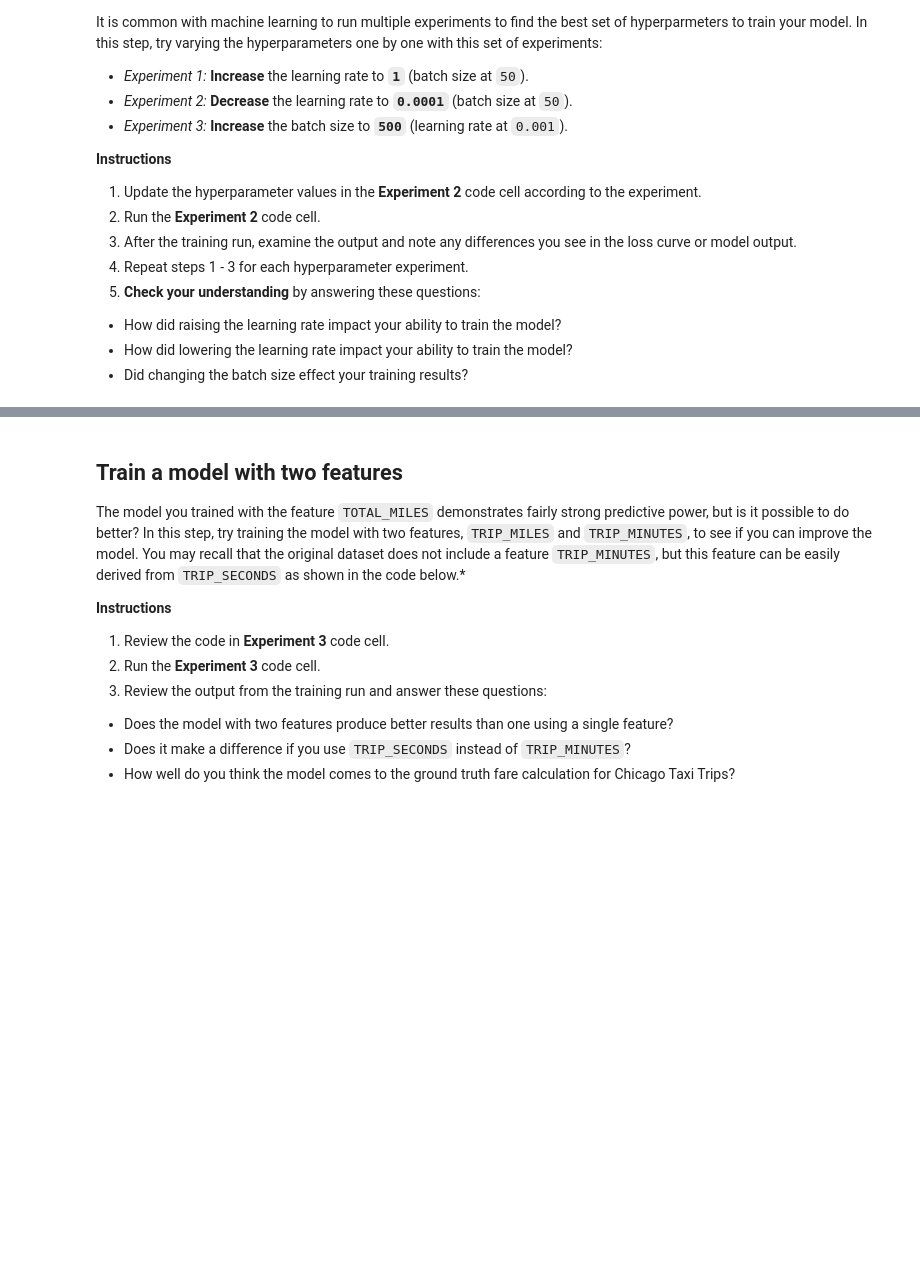
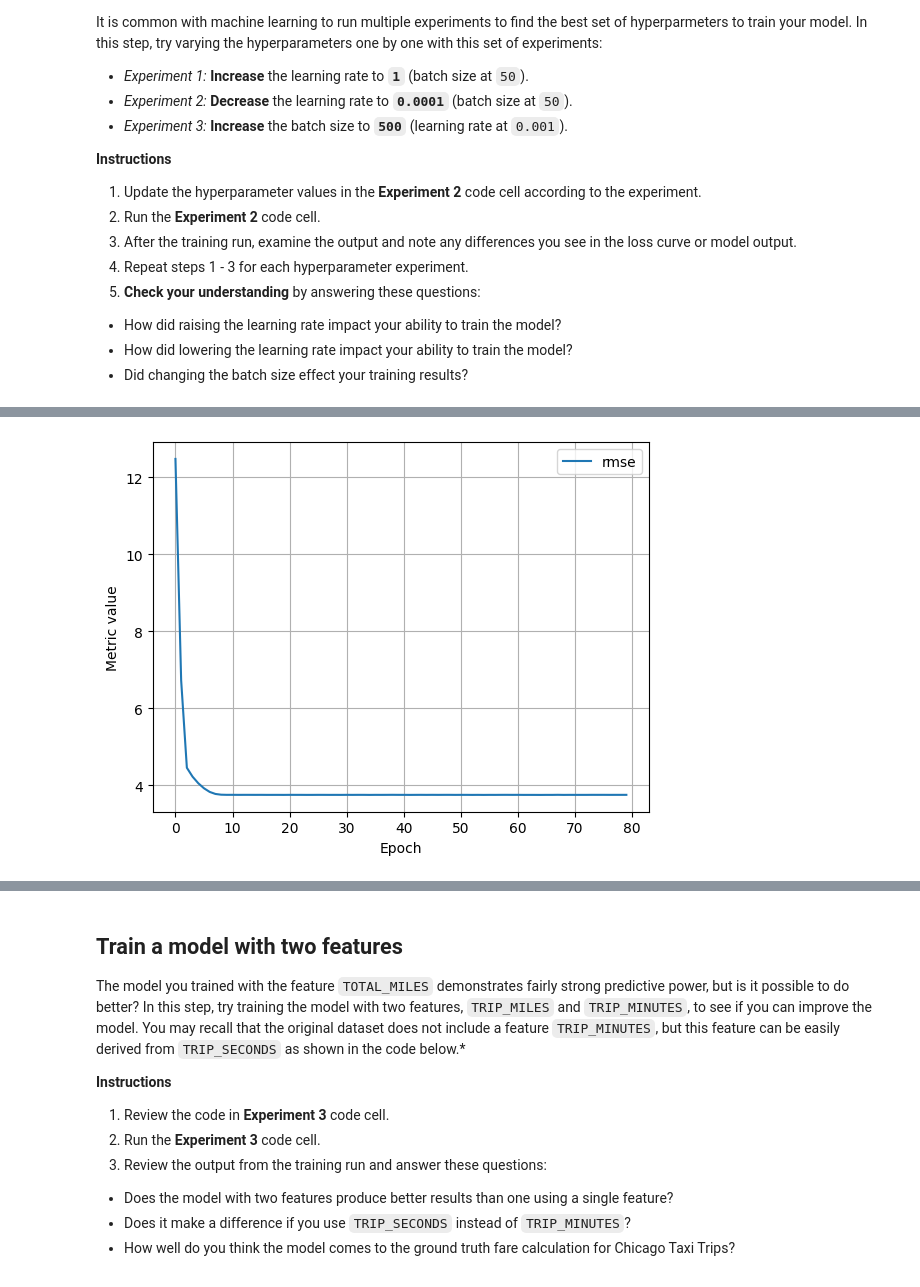
Before and after one commit to Philemonemeka/Hello-World, a Jupyter notebook: ml/cc/exercises/linear_regression_taxi.ipynb, the cells around one changed output, grey strips where cells are left out. Drawn from its saved outputs; the diff is of its cells as text; code cells hidden in the pictures; blank space fills up the shorter version.

```diff
--- a/ml/cc/exercises/linear_regression_taxi.ipynb
+++ b/ml/cc/exercises/linear_regression_taxi.ipynb
@@ -369,9 +437,9 @@ It is common with machine learning to run multiple experiments to find the best
 # The following variables are the hyperparameters.
 # TODO - Adjust these hyperparameters to see how they impact a training run.
 settings_2 = ml_edu.experiment.ExperimentSettings(
-    learning_rate = 0.001,
-    number_epochs = 20,
-    batch_size = 50,
+    learning_rate = 0.01,
+    number_epochs = 80,
+    batch_size = 500,
     input_features = ['TRIP_MILES']
 )
 
@@ -383,3 +451,4 @@ experiment_2 = train_model('one_feature_hyper', model_2, training_df, 'FARE', se
 
 ml_edu.results.plot_experiment_metrics(experiment_2, ['rmse'])
 ml_edu.results.plot_model_predictions(experiment_2, training_df, 'FARE')
+# %% [output]
@@ -386,3 +473,4 @@ ml_edu.results.plot_model_predictions(experiment_2, training_df, 'FARE')
+[figure, added]
 # %%
 #@title Double-click to view answers for hyperparameter experiments
 
```
Also changed, not shown: parts of 20 cells of this notebook.
